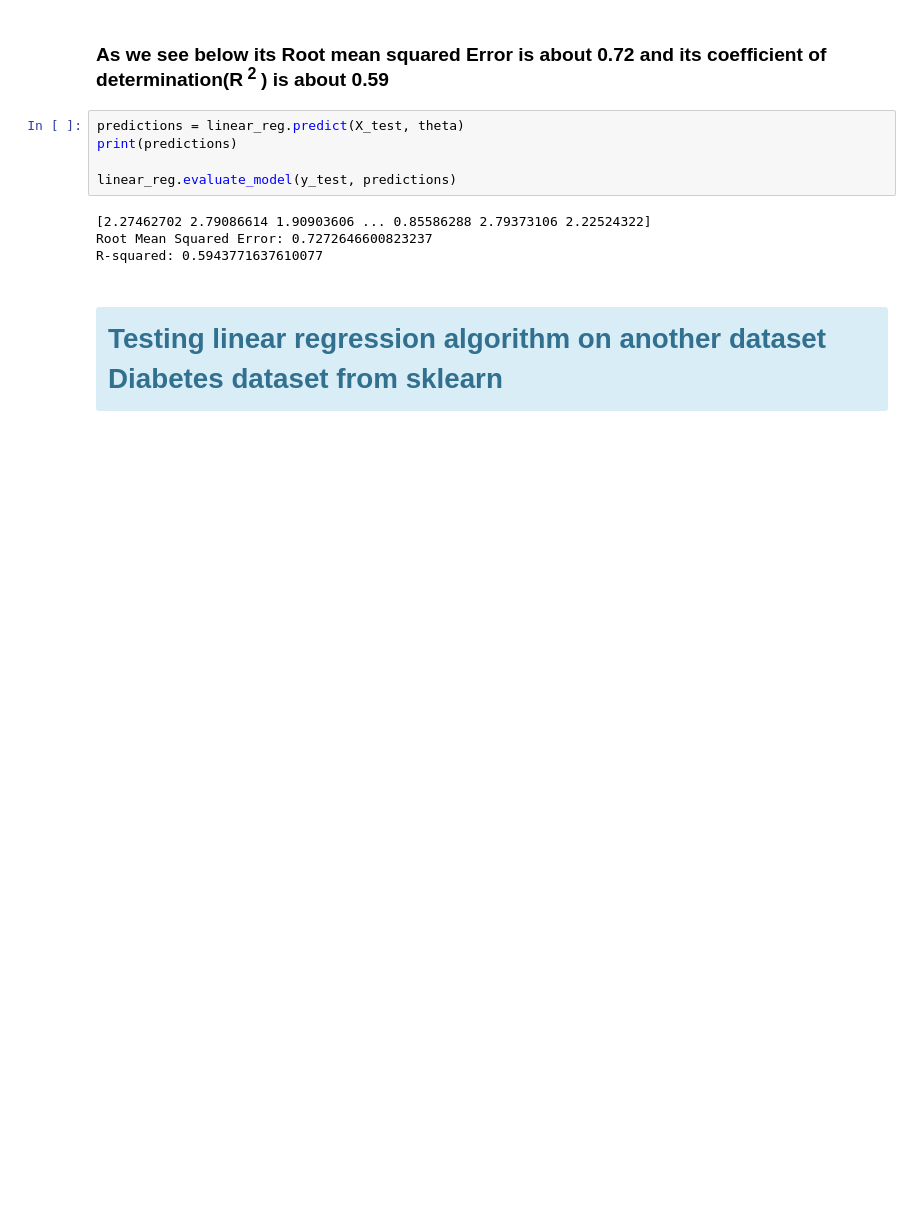
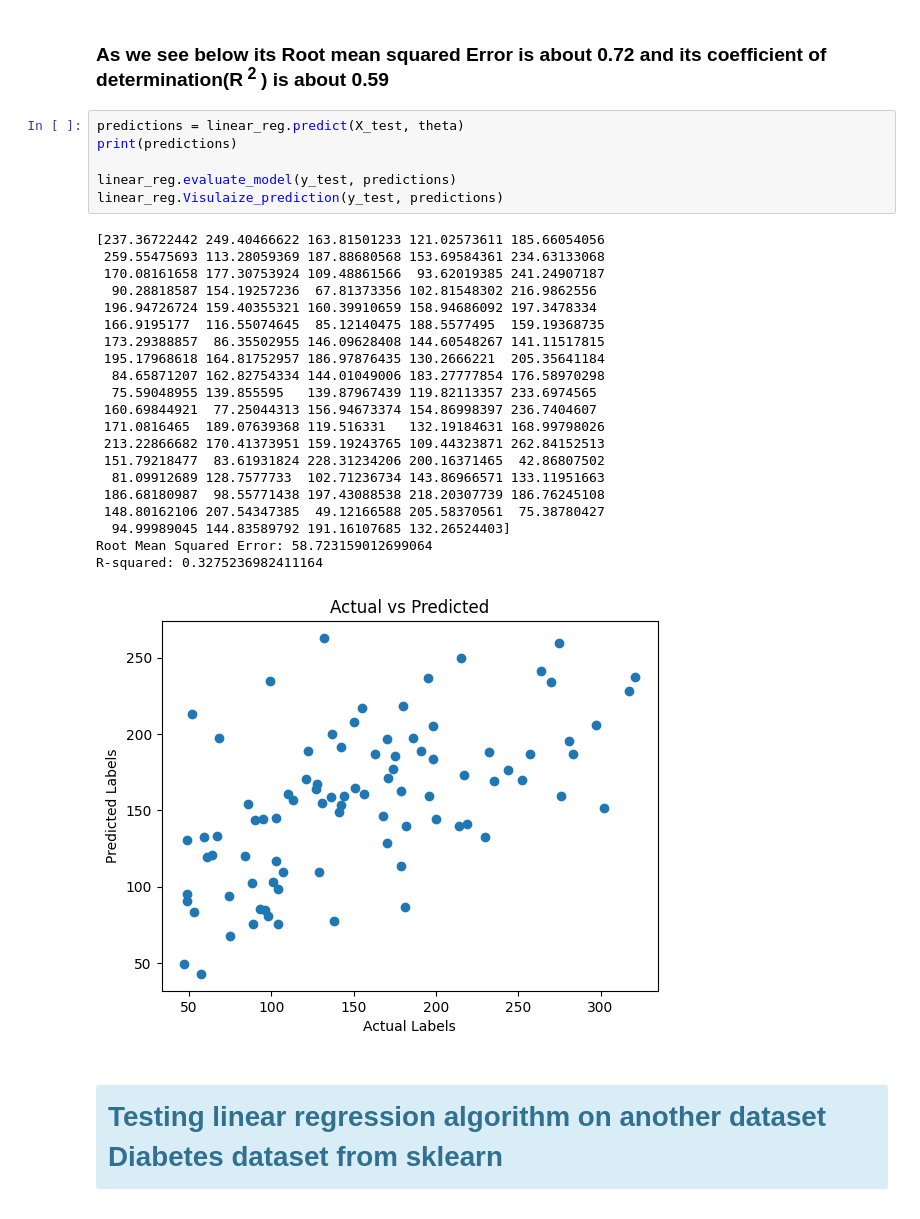
Before and after one commit to Ephrem-shimels21/linear_regression_implementation, a Jupyter notebook: linear_regression_on_BostonHousingDataset.ipynb, the cells around one changed output. Drawn from its saved outputs; the diff is of its cells as text; blank space fills up the shorter version.

```diff
--- a/linear_regression_on_BostonHousingDataset.ipynb
+++ b/linear_regression_on_BostonHousingDataset.ipynb
@@ -115,12 +138,31 @@ Epoch 5900, Cost: 0.26175530522723434
 # %%
 predictions = linear_reg.predict(X_test, theta)
 print(predictions)
 
 linear_reg.evaluate_model(y_test, predictions)
+linear_reg.Visulaize_prediction(y_test, predictions)
 # %% [output]
-[2.27462702 2.79086614 1.90903606 ... 0.85586288 2.79373106 2.22524322]
-Root Mean Squared Error: 0.7272646600823237
-R-squared: 0.5943771637610077
+[237.36722442 249.40466622 163.81501233 121.02573611 185.66054056
+ 259.55475693 113.28059369 187.88680568 153.69584361 234.63133068
+ 170.08161658 177.30753924 109.48861566  93.62019385 241.24907187
+  90.28818587 154.19257236  67.81373356 102.81548302 216.9862556
+ 196.94726724 159.40355321 160.39910659 158.94686092 197.3478334
+ 166.9195177  116.55074645  85.12140475 188.5577495  159.19368735
+ 173.29388857  86.35502955 146.09628408 144.60548267 141.11517815
+ 195.17968618 164.81752957 186.97876435 130.2666221  205.35641184
+  84.65871207 162.82754334 144.01049006 183.27777854 176.58970298
+  75.59048955 139.855595   139.87967439 119.82113357 233.6974565
+ 160.69844921  77.25044313 156.94673374 154.86998397 236.7404607
+ 171.0816465  189.07639368 119.516331   132.19184631 168.99798026
+ 213.22866682 170.41373951 159.19243765 109.44323871 262.84152513
+ 151.79218477  83.61931824 228.31234206 200.16371465  42.86807502
+  81.09912689 128.7577733  102.71236734 143.86966571 133.11951663
+ 186.68180987  98.55771438 197.43088538 218.20307739 186.76245108
+ 148.80162106 207.54347385  49.12166588 205.58370561  75.38780427
+  94.99989045 144.83589792 191.16107685 132.26524403]
+Root Mean Squared Error: 58.723159012699064
+R-squared: 0.3275236982411164
+[figure, added]
 # %% [markdown]
 # <div class = "alert alert-block alert-info"> Testing linear regression algorithm on another dataset Diabetes dataset from sklearn </div>
 # %%
```
Also changed, not shown: parts of 3 cells of this notebook.
